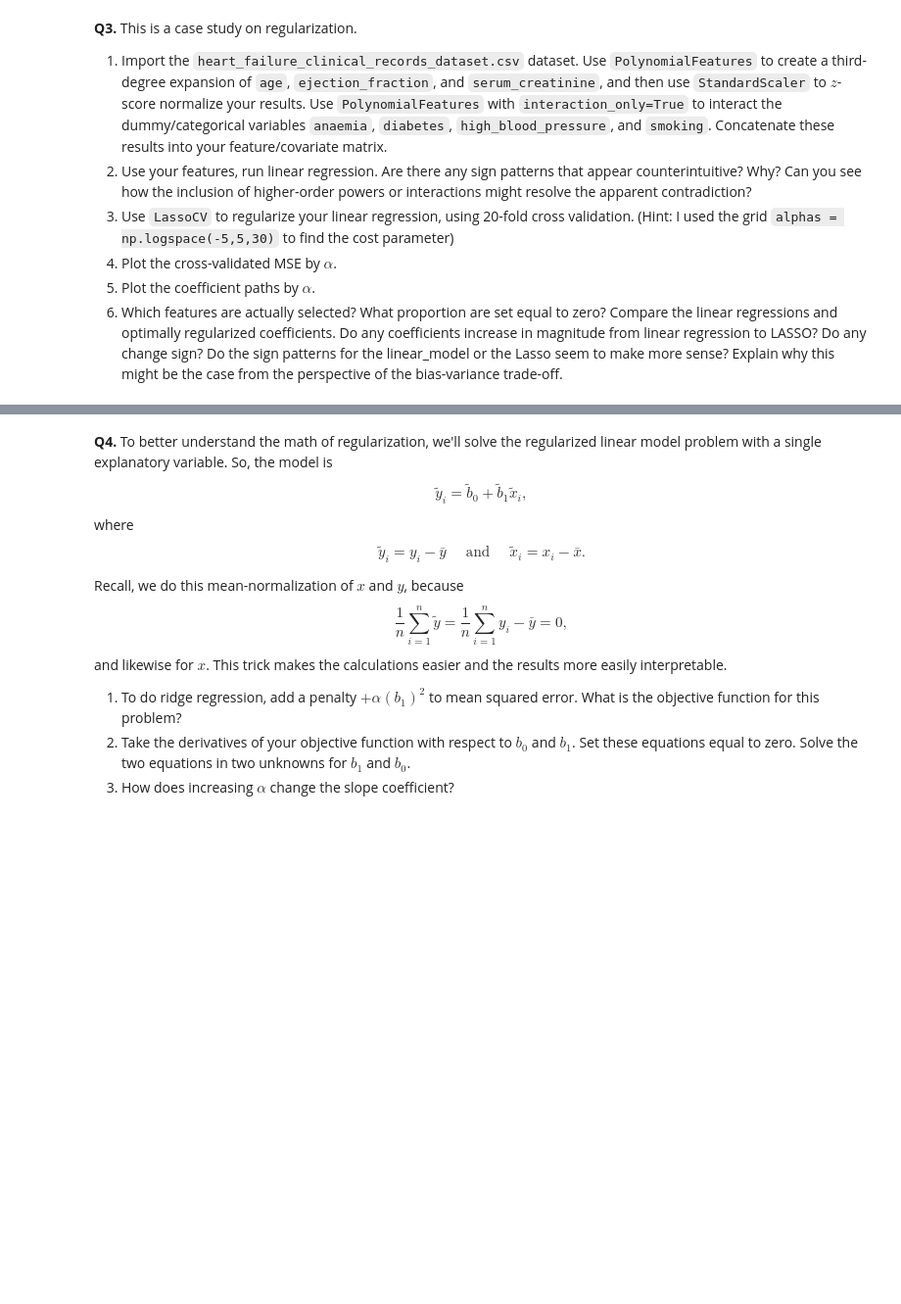
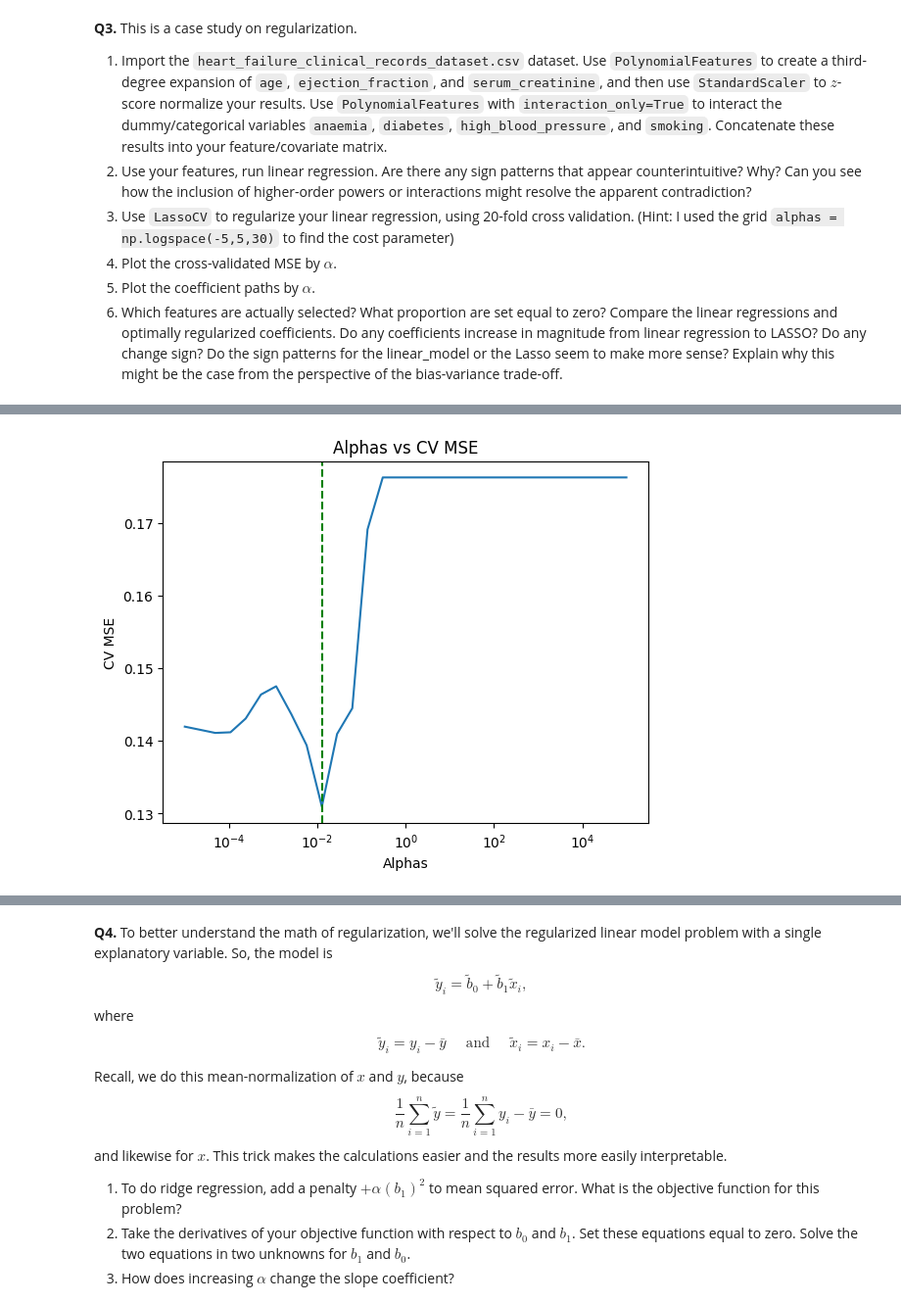
Before and after one commit to EmmyB47/undergrad_ml_assignments, a Jupyter notebook: 04_assignment_regularization.ipynb, the cells around one changed output, grey strips where cells are left out. Shown at 98% size. Drawn from its saved outputs; the diff is of its cells as text; code cells hidden in the pictures; blank space fills up the shorter version.

```diff
--- a/04_assignment_regularization.ipynb
+++ b/04_assignment_regularization.ipynb
@@ -156,0 +233,7 @@ FileNotFoundError: [Errno 2] No such file or directory: './data/heart_failure_cl
+# %%
+poly_features = ['anaemia', 'diabetes', 'high_blood_pressure', 'smoking']
+X_cat = df.loc[:, poly_features]
+poly_cat = PolynomialFeatures(degree = 2, include_bias = False, interaction_only=True)
+X_poly_cat = poly_cat.fit_transform(X_cat)
+poly_cat_names = poly_cat.get_feature_names_out()
+print(poly_cat_names)
@@ -156,0 +248,5 @@ FileNotFoundError: [Errno 2] No such file or directory: './data/heart_failure_cl
+# %%
+X_concat = np.concatenate([X_scaled, X_poly_cat], axis=1)
+feature_names = np.concatenate([poly_features, poly_cat_names])
+print(X_concat)
+print('feature names:', feature_names)
@@ -156,0 +271,11 @@ FileNotFoundError: [Errno 2] No such file or directory: './data/heart_failure_cl
+# %%
+# 3.2
+
+y = df['DEATH_EVENT']
+
+model_q3 = LinearRegression()
+model_q3.fit(X_concat, y)
+
+
+coef_map = pd.Series(model_q3.coef_, index=feature_names)
+coef_map
@@ -156,0 +300,22 @@ FileNotFoundError: [Errno 2] No such file or directory: './data/heart_failure_cl
+# %%
+# 3.3
+
+alphas_3 = np.logspace(-5,5,30)
+model_33 = LassoCV(alphas=alphas_3, cv = 20, random_state = 100, max_iter = 1000)
+model_33 = model_33.fit(X_concat, y)
+
+index_star = np.argmin( np.median(model_33.mse_path_,axis=1) )
+alpha_star = model_33.alphas_[index_star]
+# %%
+# 3.4
+
+sns.lineplot(x = model_33.alphas_, y= np.median(model_33.mse_path_,axis=1))
+plt.axvline(x=alpha_star, color='green', linestyle='--',
+            linewidth=1.5)
+plt.xscale('log')
+plt.xlabel('Alphas')
+plt.ylabel('CV MSE')
+plt.title('Alphas vs CV MSE')
+plt.show()
+# %% [output]
+[figure, added]
```
Also changed, not shown: parts of 13 cells of this notebook.
